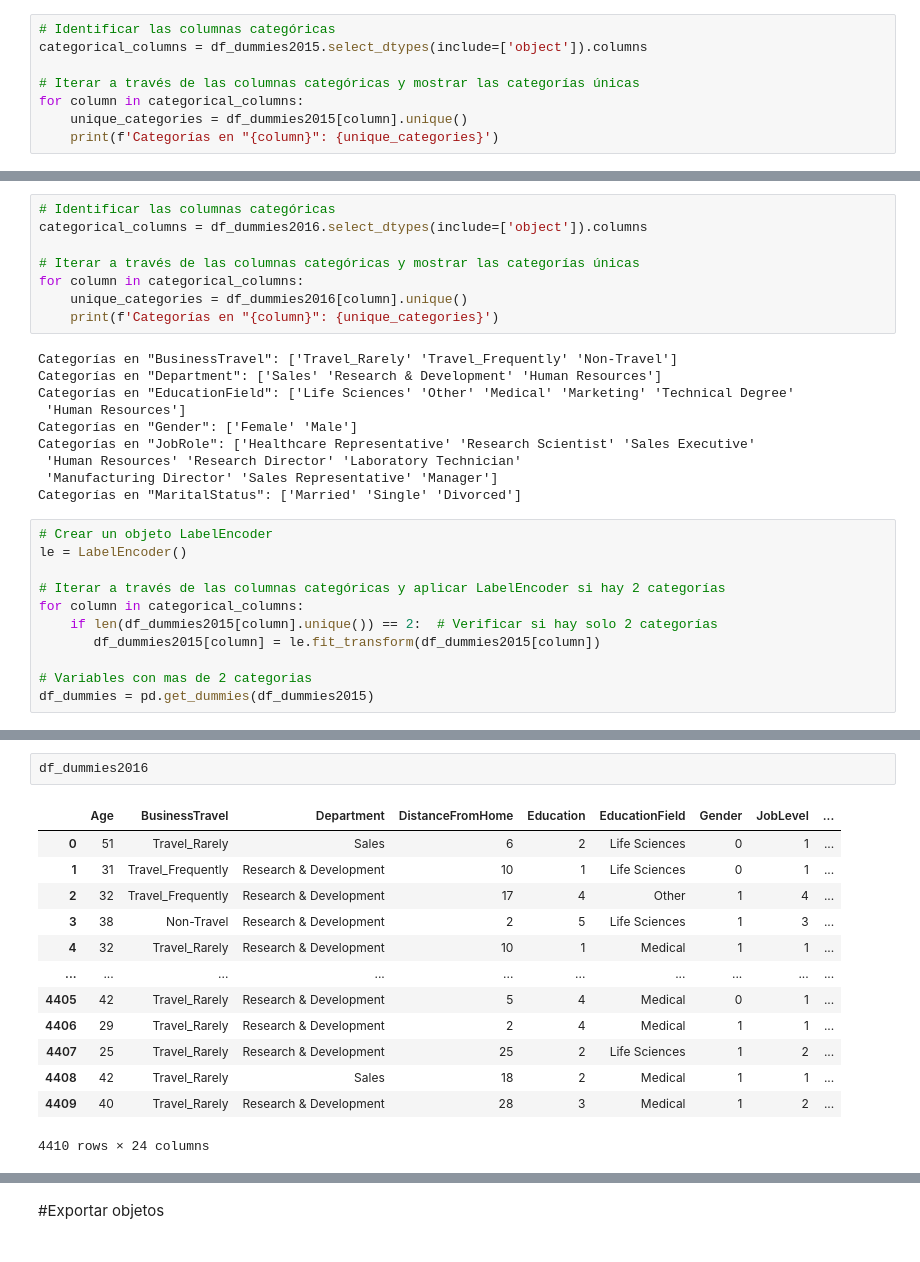
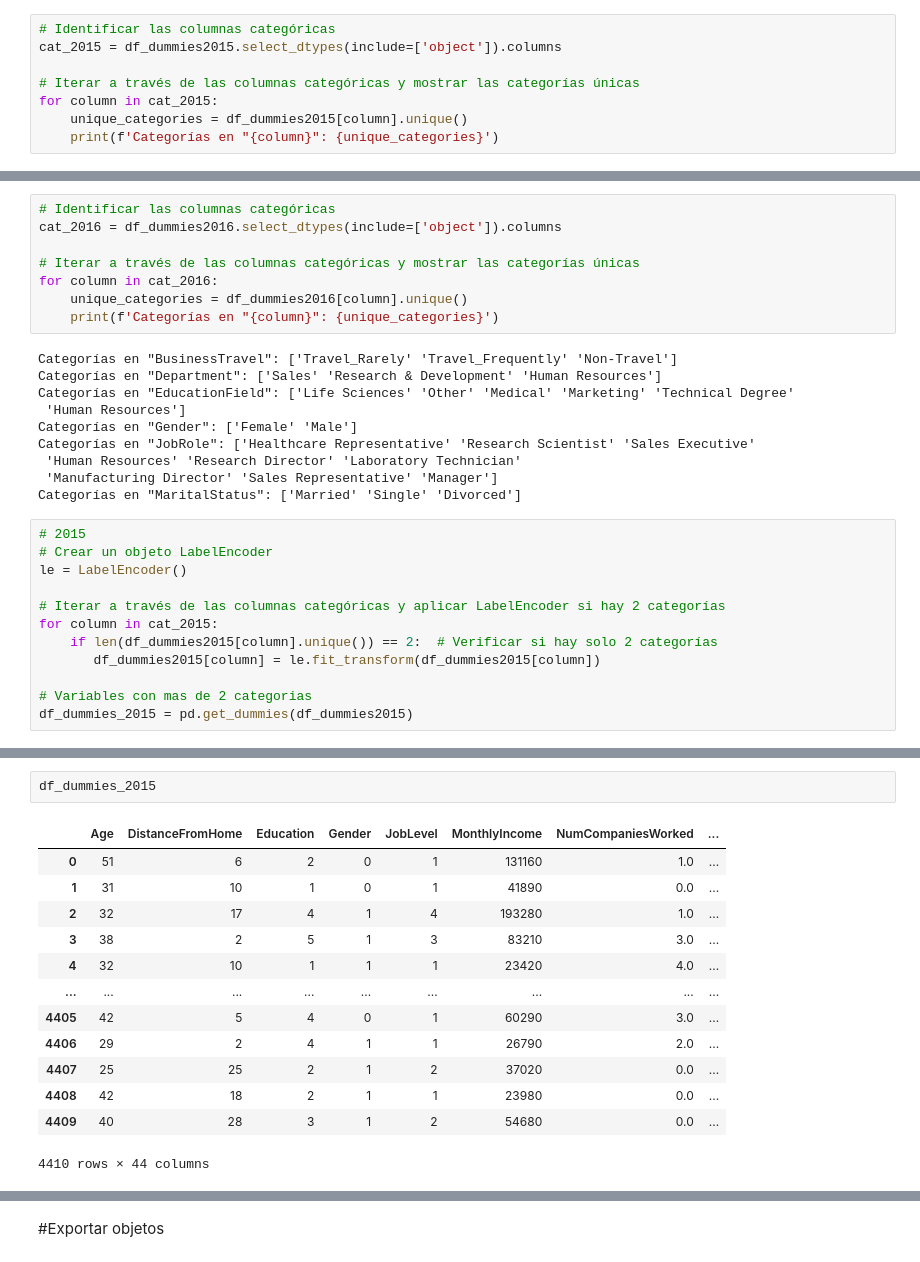
Before and after one commit to Laurahg22/Trabajo-analitica-RH, a Jupyter notebook: c_exploracion.ipynb, the cells around one changed output, grey strips where cells are left out. Saved outputs shown, nothing was run; the diff lists cells and outputs as text.

```diff
--- a/c_exploracion.ipynb
+++ b/c_exploracion.ipynb
@@ -305,10 +305,10 @@ df_dummies2015 = df2015.copy()
 df_dummies2016 = df2016.copy()
 # %%
 # Identificar las columnas categóricas
-categorical_columns = df_dummies2015.select_dtypes(include=['object']).columns
+cat_2015 = df_dummies2015.select_dtypes(include=['object']).columns
 
 # Iterar a través de las columnas categóricas y mostrar las categorías únicas
-for column in categorical_columns:
+for column in cat_2015:
     unique_categories = df_dummies2015[column].unique()
     print(f'Categorías en "{column}": {unique_categories}')
 # %% [output]
@@ -324,10 +324,10 @@ Categorías en "MaritalStatus": ['Married' 'Single' 'Divorced']
 Categorías en "Attrition": ['No' 'Yes']
 # %%
 # Identificar las columnas categóricas
-categorical_columns = df_dummies2016.select_dtypes(include=['object']).columns
+cat_2016 = df_dummies2016.select_dtypes(include=['object']).columns
 
 # Iterar a través de las columnas categóricas y mostrar las categorías únicas
-for column in categorical_columns:
+for column in cat_2016:
     unique_categories = df_dummies2016[column].unique()
     print(f'Categorías en "{column}": {unique_categories}')
 # %% [output]
@@ -341,14 +341,15 @@ Categorías en "JobRole": ['Healthcare Representative' 'Research Scientist' 'Sal
  'Manufacturing Director' 'Sales Representative' 'Manager']
 Categorías en "MaritalStatus": ['Married' 'Single' 'Divorced']
 # %%
+# 2015
 # Crear un objeto LabelEncoder
 le = LabelEncoder()
 
 # Iterar a través de las columnas categóricas y aplicar LabelEncoder si hay 2 categorías
-for column in categorical_columns:
+for column in cat_2015:
     if len(df_dummies2015[column].unique()) == 2:  # Verificar si hay solo 2 categorías
        df_dummies2015[column] = le.fit_transform(df_dummies2015[column])
 
 # Variables con mas de 2 categorias
-df_dummies = pd.get_dummies(df_dummies2015)
+df_dummies_2015 = pd.get_dummies(df_dummies2015)
 # %%
@@ -381,16 +367,16 @@ df_dummies2015
-# %%
-df_dummies2016
-# %% [output]
-|  | Age | BusinessTravel | Department | DistanceFromHome | Education | EducationField | Gender | JobLevel | ... |
-| 0 | 51 | Travel_Rarely | Sales | 6 | 2 | Life Sciences | 0 | 1 | ... |
-| 1 | 31 | Travel_Frequently | Research & Development | 10 | 1 | Life Sciences | 0 | 1 | ... |
-| 2 | 32 | Travel_Frequently | Research & Development | 17 | 4 | Other | 1 | 4 | ... |
-| 3 | 38 | Non-Travel | Research & Development | 2 | 5 | Life Sciences | 1 | 3 | ... |
-| 4 | 32 | Travel_Rarely | Research & Development | 10 | 1 | Medical | 1 | 1 | ... |
-| ... | ... | ... | ... | ... | ... | ... | ... | ... | ... |
-| 4405 | 42 | Travel_Rarely | Research & Development | 5 | 4 | Medical | 0 | 1 | ... |
-| 4406 | 29 | Travel_Rarely | Research & Development | 2 | 4 | Medical | 1 | 1 | ... |
-| 4407 | 25 | Travel_Rarely | Research & Development | 25 | 2 | Life Sciences | 1 | 2 | ... |
-| 4408 | 42 | Travel_Rarely | Sales | 18 | 2 | Medical | 1 | 1 | ... |
-| 4409 | 40 | Travel_Rarely | Research & Development | 28 | 3 | Medical | 1 | 2 | ... |
-4410 rows × 24 columns
+# %%
+df_dummies_2015
+# %% [output]
+|  | Age | DistanceFromHome | Education | Gender | JobLevel | MonthlyIncome | NumCompaniesWorked | ... |
+| 0 | 51 | 6 | 2 | 0 | 1 | 131160 | 1.0 | ... |
+| 1 | 31 | 10 | 1 | 0 | 1 | 41890 | 0.0 | ... |
+| 2 | 32 | 17 | 4 | 1 | 4 | 193280 | 1.0 | ... |
+| 3 | 38 | 2 | 5 | 1 | 3 | 83210 | 3.0 | ... |
+| 4 | 32 | 10 | 1 | 1 | 1 | 23420 | 4.0 | ... |
+| ... | ... | ... | ... | ... | ... | ... | ... | ... |
+| 4405 | 42 | 5 | 4 | 0 | 1 | 60290 | 3.0 | ... |
+| 4406 | 29 | 2 | 4 | 1 | 1 | 26790 | 2.0 | ... |
+| 4407 | 25 | 25 | 2 | 1 | 2 | 37020 | 0.0 | ... |
+| 4408 | 42 | 18 | 2 | 1 | 1 | 23980 | 0.0 | ... |
+| 4409 | 40 | 28 | 3 | 1 | 2 | 54680 | 0.0 | ... |
+4410 rows × 44 columns
```
Also changed, not shown: parts of 7 cells of this notebook.
